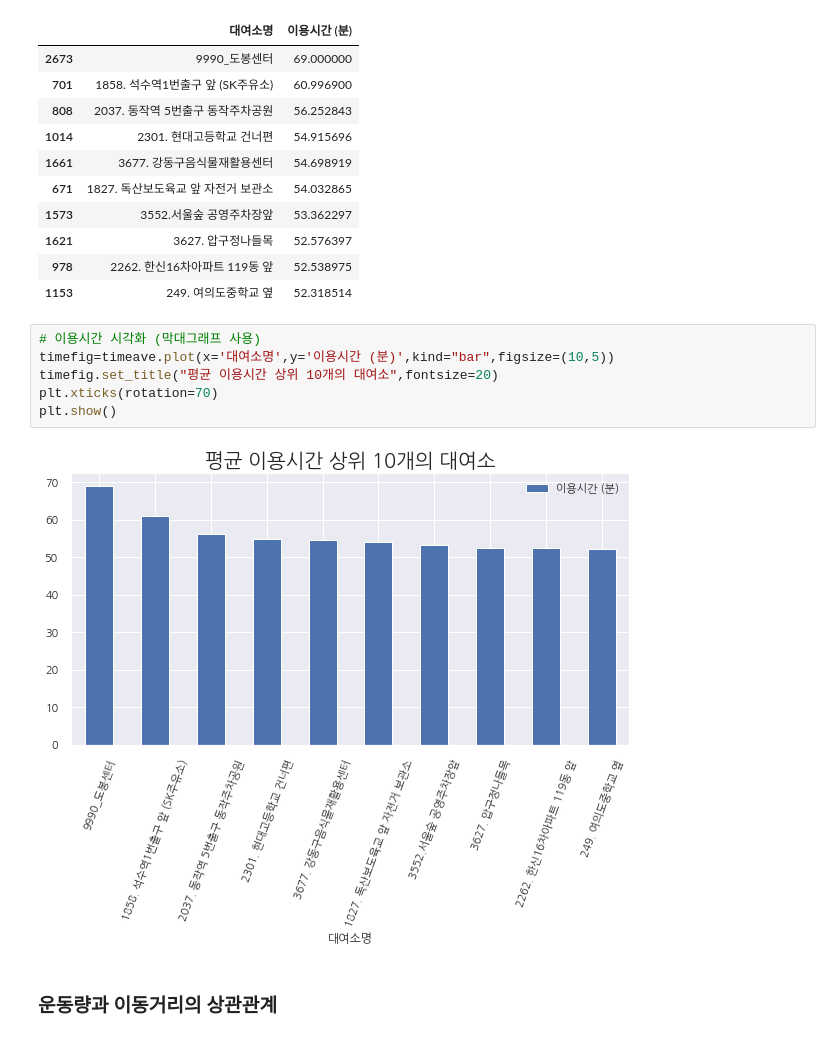
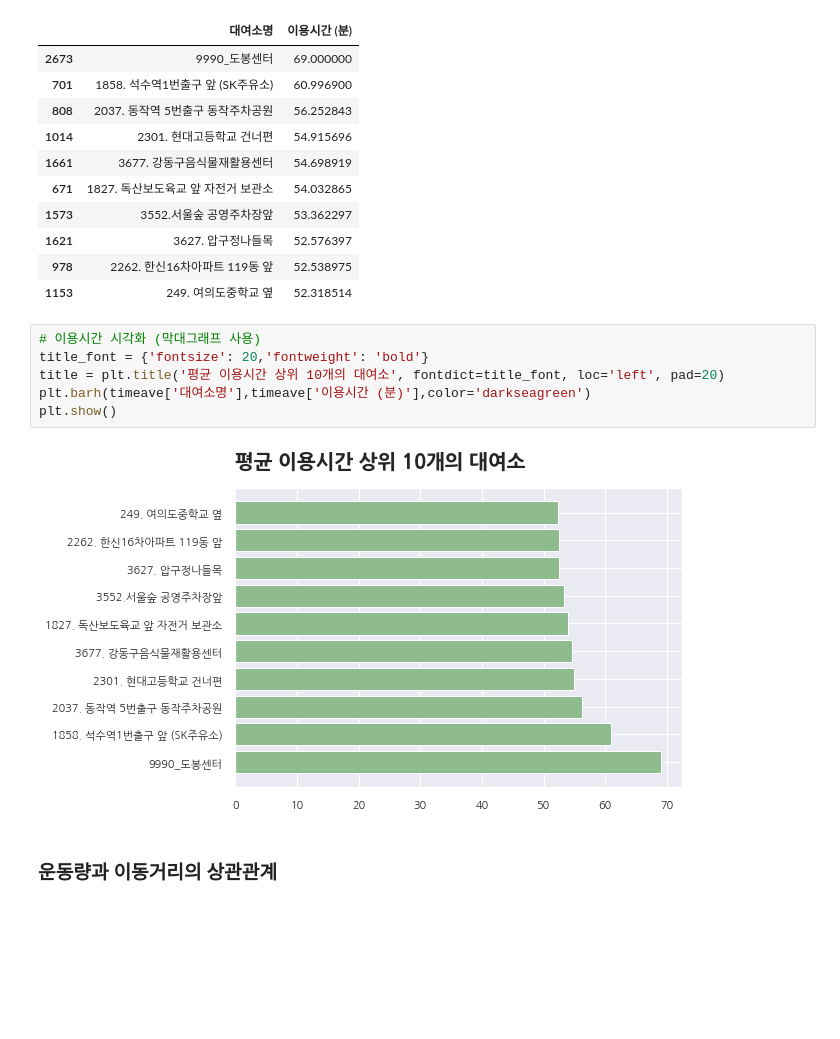
Before and after one commit to yunju727/Opensource-Project, a Jupyter notebook: main.ipynb, the cells around one changed output. Drawn from its saved outputs; the diff is of its cells as text; blank space fills up the shorter version.

```diff
--- a/main.ipynb
+++ b/main.ipynb
@@ -196,13 +221,13 @@ timeave
 | 1621 | 3627. 압구정나들목 | 52.576397 |
 | 978 | 2262. 한신16차아파트 119동 앞 | 52.538975 |
 | 1153 | 249. 여의도중학교 옆 | 52.318514 |
-# %%
-# 이용시간 시각화 (막대그래프 사용)
-timefig=timeave.plot(x='대여소명',y='이용시간 (분)',kind="bar",figsize=(10,5))
-timefig.set_title("평균 이용시간 상위 10개의 대여소",fontsize=20)
-plt.xticks(rotation=70)
-plt.show()
-# %% [output]
-[figure, removed]
+# %%
+# 이용시간 시각화 (막대그래프 사용)
+title_font = {'fontsize': 20,'fontweight': 'bold'}
+title = plt.title('평균 이용시간 상위 10개의 대여소', fontdict=title_font, loc='left', pad=20)
+plt.barh(timeave['대여소명'],timeave['이용시간 (분)'],color='darkseagreen')
+plt.show()
+# %% [output]
+[figure, added]
 # %% [markdown]
 ### 운동량과 이동거리의 상관관계
```
Also changed, not shown: parts of 19 cells of this notebook.
